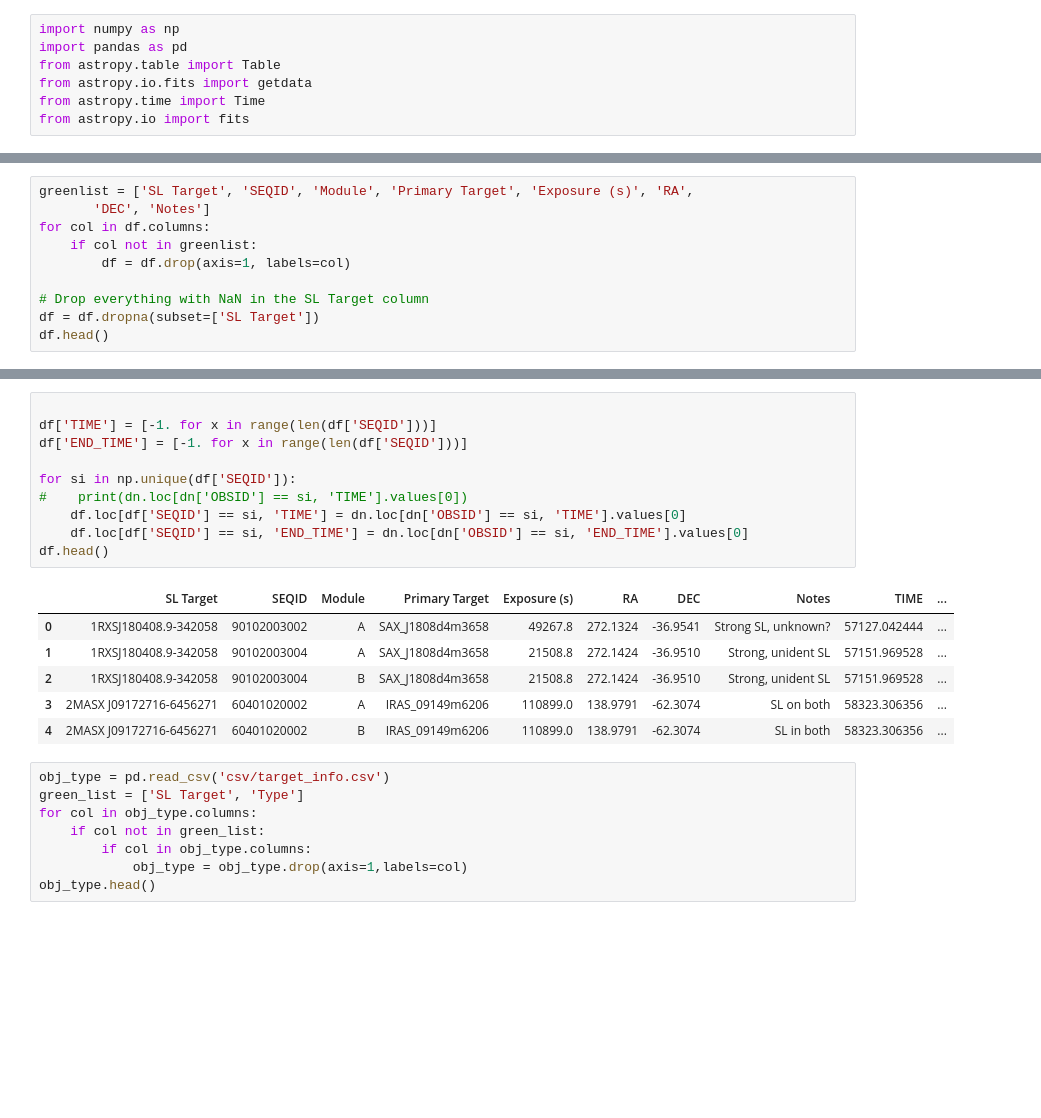
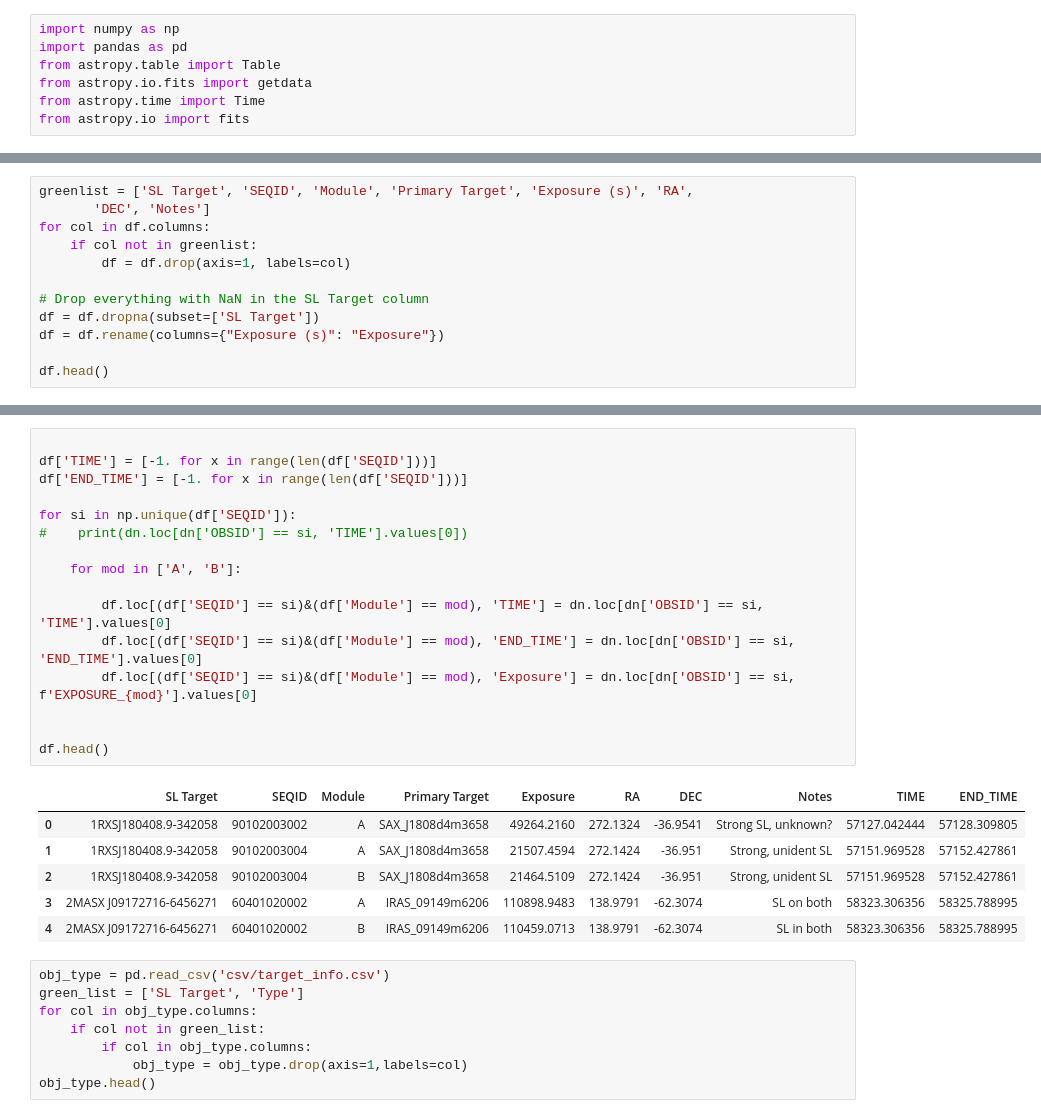
Before and after one commit to bwgref/straycats, a Jupyter notebook: catalog/TableParsing.ipynb, the cells around one changed output, grey strips where cells are left out. Saved outputs shown, nothing was run; the diff lists cells and outputs as text; blank space fills up the shorter version.

```diff
--- a/catalog/TableParsing.ipynb
+++ b/catalog/TableParsing.ipynb
@@ -24,5 +24,7 @@ for col in df.columns:
 
 # Drop everything with NaN in the SL Target column
 df = df.dropna(subset=['SL Target'])
+df = df.rename(columns={"Exposure (s)": "Exposure"})
+
 df.head()
 # %% [output]
@@ -70,20 +64,26 @@ dn
 # %%
 
 df['TIME'] = [-1. for x in range(len(df['SEQID']))]
 df['END_TIME'] = [-1. for x in range(len(df['SEQID']))]
 
 for si in np.unique(df['SEQID']):
 #    print(dn.loc[dn['OBSID'] == si, 'TIME'].values[0])
-    df.loc[df['SEQID'] == si, 'TIME'] = dn.loc[dn['OBSID'] == si, 'TIME'].values[0]
-    df.loc[df['SEQID'] == si, 'END_TIME'] = dn.loc[dn['OBSID'] == si, 'END_TIME'].values[0]
+
+    for mod in ['A', 'B']:
+
+        df.loc[(df['SEQID'] == si)&(df['Module'] == mod), 'TIME'] = dn.loc[dn['OBSID'] == si, 'TIME'].values[0]
+        df.loc[(df['SEQID'] == si)&(df['Module'] == mod), 'END_TIME'] = dn.loc[dn['OBSID'] == si, 'END_TIME'].values[0]
+        df.loc[(df['SEQID'] == si)&(df['Module'] == mod), 'Exposure'] = dn.loc[dn['OBSID'] == si, f'EXPOSURE_{mod}'].values[0]
+
+
 df.head()
 # %% [output]
-|  | SL Target | SEQID | Module | Primary Target | Exposure (s) | RA | DEC | Notes | TIME | ... |
-| 0 | 1RXSJ180408.9-342058 | 90102003002 | A | SAX_J1808d4m3658 | 49267.8 | 272.1324 | -36.9541 | Strong SL, unknown? | 57127.042444 | ... |
-| 1 | 1RXSJ180408.9-342058 | 90102003004 | A | SAX_J1808d4m3658 | 21508.8 | 272.1424 | -36.9510 | Strong, unident SL | 57151.969528 | ... |
-| 2 | 1RXSJ180408.9-342058 | 90102003004 | B | SAX_J1808d4m3658 | 21508.8 | 272.1424 | -36.9510 | Strong, unident SL | 57151.969528 | ... |
-| 3 | 2MASX J09172716-6456271 | 60401020002 | A | IRAS_09149m6206 | 110899.0 | 138.9791 | -62.3074 | SL on both | 58323.306356 | ... |
-| 4 | 2MASX J09172716-6456271 | 60401020002 | B | IRAS_09149m6206 | 110899.0 | 138.9791 | -62.3074 | SL in both | 58323.306356 | ... |
+|  | SL Target | SEQID | Module | Primary Target | Exposure | RA | DEC | Notes | TIME | END_TIME |
+| 0 | 1RXSJ180408.9-342058 | 90102003002 | A | SAX_J1808d4m3658 | 49264.2160 | 272.1324 | -36.9541 | Strong SL, unknown? | 57127.042444 | 57128.309805 |
+| 1 | 1RXSJ180408.9-342058 | 90102003004 | A | SAX_J1808d4m3658 | 21507.4594 | 272.1424 | -36.951 | Strong, unident SL | 57151.969528 | 57152.427861 |
+| 2 | 1RXSJ180408.9-342058 | 90102003004 | B | SAX_J1808d4m3658 | 21464.5109 | 272.1424 | -36.951 | Strong, unident SL | 57151.969528 | 57152.427861 |
+| 3 | 2MASX J09172716-6456271 | 60401020002 | A | IRAS_09149m6206 | 110898.9483 | 138.9791 | -62.3074 | SL on both | 58323.306356 | 58325.788995 |
+| 4 | 2MASX J09172716-6456271 | 60401020002 | B | IRAS_09149m6206 | 110459.0713 | 138.9791 | -62.3074 | SL in both | 58323.306356 | 58325.788995 |
 # %%
 obj_type = pd.read_csv('csv/target_info.csv')
 green_list = ['SL Target', 'Type']
```
Also changed, not shown: parts of 18 cells of this notebook, 9 other files.
